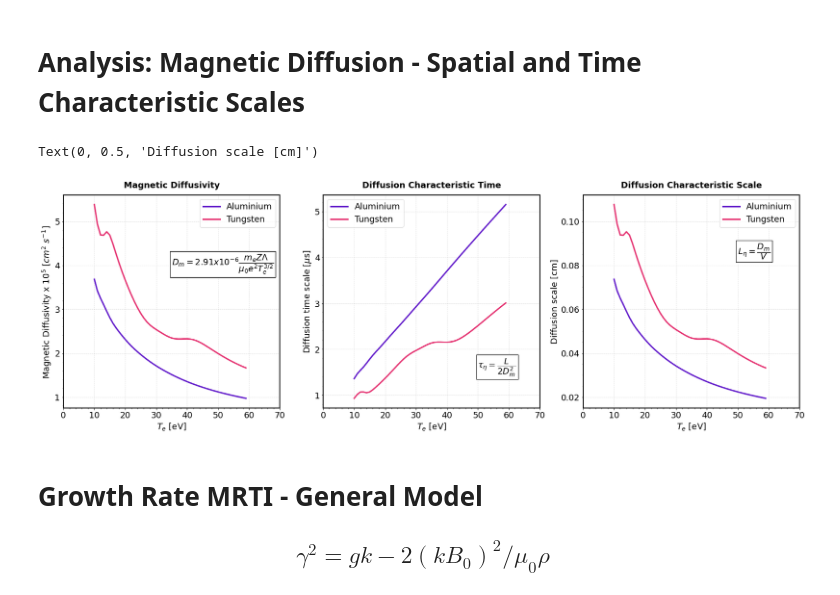
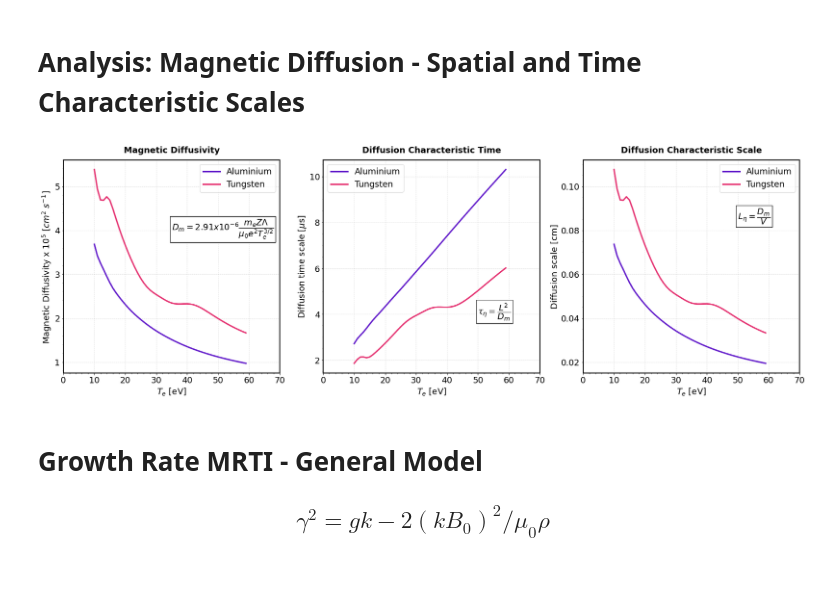
Before and after one commit to stemerlini/MagnetoRT, a Jupyter notebook: MagnetoRT.ipynb, the cells around one changed output. Cells and saved outputs as stored; diff of their text form; code cells hidden in the pictures.

Commit message:
Fixed diffusion scale MagnetoRT

```diff
--- a/MagnetoRT.ipynb
+++ b/MagnetoRT.ipynb
@@ -485,41 +485,40 @@ for axis in ['top','bottom','left','right']:
     ax[2].spines[axis].set_linewidth(2)
 
 ax[0].plot(Te, al.Dm*1e-5, lw = '3', color = '#611ACA',label='Aluminium')
-ax[1].plot(Te, 1/(al.Dm*2)*1e6, lw = '3', color = '#611ACA',label='Aluminium')
+ax[1].plot(Te, 1/(al.Dm)*1e6, lw = '3', color = '#611ACA',label='Aluminium')
 ax[2].plot(Te, al.Leta, lw = '3', color = '#611ACA',label='Aluminium')
 
 
 ax[0].plot(Te, w.Dm*1e-5, lw = '3', color = '#E53271',label='Tungsten')
-ax[1].plot(Te, 1/(w.Dm*2)*1e6, lw = '3', color = '#E53271',label='Tungsten')
+ax[1].plot(Te, 1/(w.Dm)*1e6, lw = '3', color = '#E53271',label='Tungsten')
 ax[2].plot(Te, w.Leta, lw = '3', color = '#E53271',label='Tungsten')
 
 
 ax[0].set_title('Magnetic Diffusivity', fontsize = 18,  weight = 'bold', pad = "15")
 ax[1].set_title('Diffusion Characteristic Time', fontsize = 18,  weight = 'bold', pad = "15")
 ax[2].set_title('Diffusion Characteristic Scale', fontsize = 18,  weight = 'bold', pad = "15")
 
 ax[0].text(35, 4, r'$D_m = 2.91x10^{-6}\dfrac{m_e Z \Lambda}{\mu_0 e^2 T_e^{3/2}}$', fontsize = 18, color='black', bbox=dict(facecolor='white', edgecolor='black'))
-ax[1].text(50, 1.6, r'$ \tau_{\eta} = \dfrac{L}{2D_m^2}$', fontsize = 18, color='black', bbox=dict(facecolor='white', edgecolor='black'))
+ax[1].text(50, 4, r'$ \tau_{\eta} = \dfrac{L^2}{D_m}$', fontsize = 18, color='black', bbox=dict(facecolor='white', edgecolor='black'))
 ax[2].text(50, 0.085, r'$ L_{\eta} = \dfrac{D_m}{V}$', fontsize = 18, color='black', bbox=dict(facecolor='white', edgecolor='black'))
 
 
 for axis in ax:
     axis.set_xlim([0,70])
     axis.set_xticks(np.arange(0,71,10))
     axis.tick_params(labelsize=18)
     axis.grid(True, linestyle='--', alpha = 0.4)
     axis.set_xlabel(r'$T_e$ [eV]', fontsize=18)
     axis.minorticks_on()
     axis.legend(loc = 'best', fontsize = 18)
 
 ax[0].set_ylabel(r'Magnetic Diffusivity x $10^{5}$ [$cm^2$ $s^{-1}$] ', fontsize=18)
 ax[1].set_ylabel(r'Diffusion time scale [$\mu$s]', fontsize=18)
 ax[2].set_ylabel(r'Diffusion scale [cm]', fontsize=18)
 
-# plt.savefig('DiffusionTimeSpaceScale.png', dpi=330)
+plt.savefig('DiffusionTimeSpaceScale.png', dpi=330)
 # %% [output]
-Text(0, 0.5, 'Diffusion scale [cm]')
-[figure, old version]
+[figure, new version]
 # %% [markdown]
 # Growth Rate MRTI - General Model
 
```
Also changed, not shown: 1 other file.
